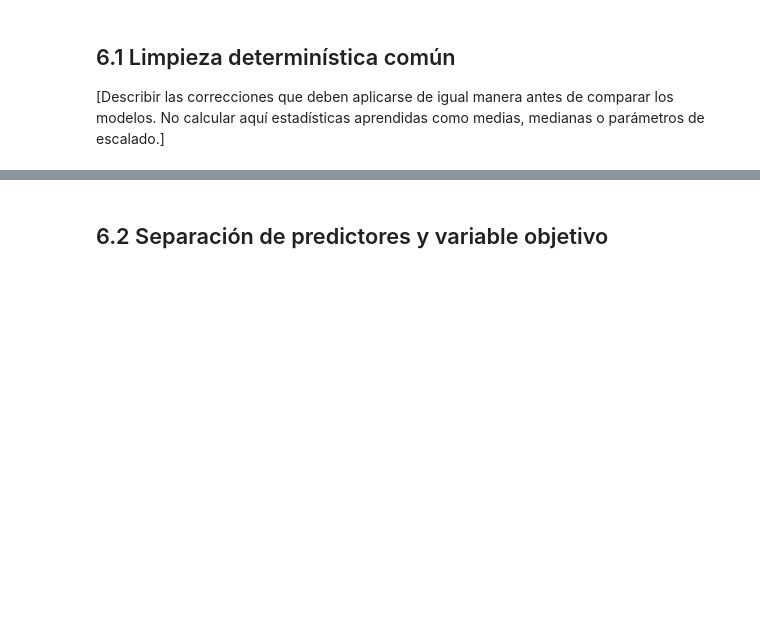
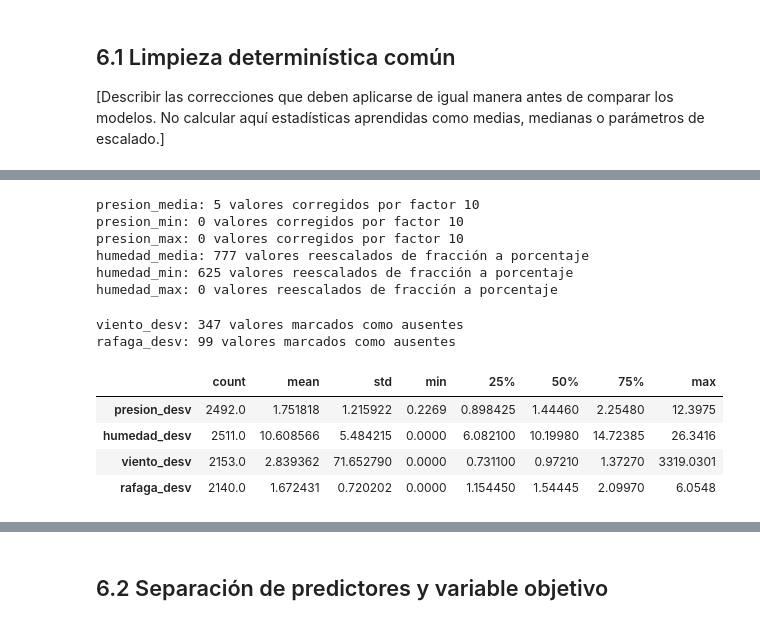
Before and after one commit to Jmpardos1/lab1, a Jupyter notebook: Laboratorio_1_Regresion_Plantilla.ipynb, the cells around one changed output, grey strips where cells are left out. Saved outputs shown, nothing was run; the diff lists cells and outputs as text; code cells hidden in the pictures; blank space fills up the shorter version.

```diff
--- a/Laboratorio_1_Regresion_Plantilla.ipynb
+++ b/Laboratorio_1_Regresion_Plantilla.ipynb
@@ -868,0 +901,58 @@ Filas con fechas todavía repetidas: 28
+# %%
+# --- Errores de escala ---
+columnas_presion = ["presion_media", "presion_min", "presion_max"]
+
+# Presión ~9900 mbar = error de factor 10 (rango físico en Jena: ~950-1050).
+for columna in columnas_presion:
+    mascara = data[columna] > 1100
+    print(f"{columna}: {mascara.sum()} valores corregidos por factor 10")
+    data.loc[mascara, columna] = data.loc[mascara, columna] / 10
+    data.loc[~data[columna].between(900, 1100), columna] = np.nan
+
+columnas_humedad = ["humedad_media", "humedad_min", "humedad_max"]
+
+# Humedad expresada como fracción (0-1) en vez de porcentaje.
+for columna in columnas_humedad:
+    mascara = data[columna] <= 1.5
+    print(f"{columna}: {mascara.sum()} valores reescalados de fracción a porcentaje")
+    data.loc[mascara, columna] = data.loc[mascara, columna] * 100
+    data.loc[data[columna] < 10, columna] = np.nan
+
+# Máximo físico de mediciones de 10 minutos en un día.
+data.loc[data["registros_del_dia"] > 144, "registros_del_dia"] = np.nan
+# %% [output]
+presion_media: 5 valores corregidos por factor 10
+presion_min: 0 valores corregidos por factor 10
+presion_max: 0 valores corregidos por factor 10
+humedad_media: 777 valores reescalados de fracción a porcentaje
+humedad_min: 625 valores reescalados de fracción a porcentaje
+humedad_max: 0 valores reescalados de fracción a porcentaje
+# %%
+# --- Coherencia de las desviaciones típicas ---
+# La desviación típica intradía no puede exceder el máximo observado ese día.
+pares_desviacion = [
+    ("viento_desv", "viento_max"),
+    ("rafaga_desv", "rafaga_max"),
+]
+
+for col_desv, col_max in pares_desviacion:
+    incoherente = (
+        data[[col_desv, col_max]].notna().all(axis=1)
+        & (data[col_desv] > data[col_max])
+    )
+    print(f"{col_desv}: {incoherente.sum()} valores marcados como ausentes")
+    data.loc[incoherente, col_desv] = np.nan
+
+# La presión y la humedad tienen rangos acotados por construcción.
+data.loc[data["presion_desv"] > 50, "presion_desv"] = np.nan
+data.loc[~data["humedad_desv"].between(0, 50), "humedad_desv"] = np.nan
+
+data[["presion_desv", "humedad_desv", "viento_desv", "rafaga_desv"]].describe().T
+# %% [output]
+viento_desv: 347 valores marcados como ausentes
+rafaga_desv: 99 valores marcados como ausentes
+|  | count | mean | std | min | 25% | 50% | 75% | max |
+| presion_desv | 2492.0 | 1.751818 | 1.215922 | 0.2269 | 0.898425 | 1.44460 | 2.25480 | 12.3975 |
+| humedad_desv | 2511.0 | 10.608566 | 5.484215 | 0.0000 | 6.082100 | 10.19980 | 14.72385 | 26.3416 |
+| viento_desv | 2153.0 | 2.839362 | 71.652790 | 0.0000 | 0.731100 | 0.97210 | 1.37270 | 3319.0301 |
+| rafaga_desv | 2140.0 | 1.672431 | 0.720202 | 0.0000 | 1.154450 | 1.54445 | 2.09970 | 6.0548 |
```
Also changed, not shown: parts of 24 cells of this notebook.
